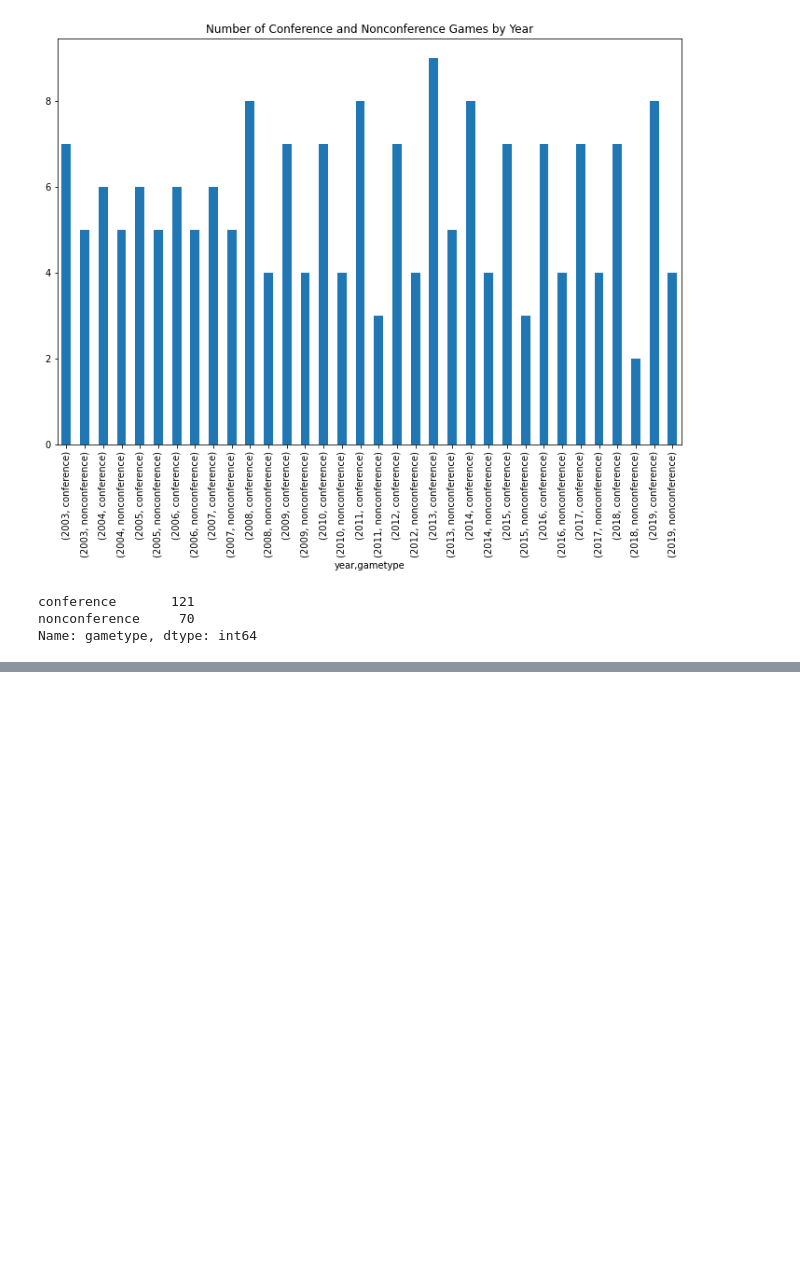
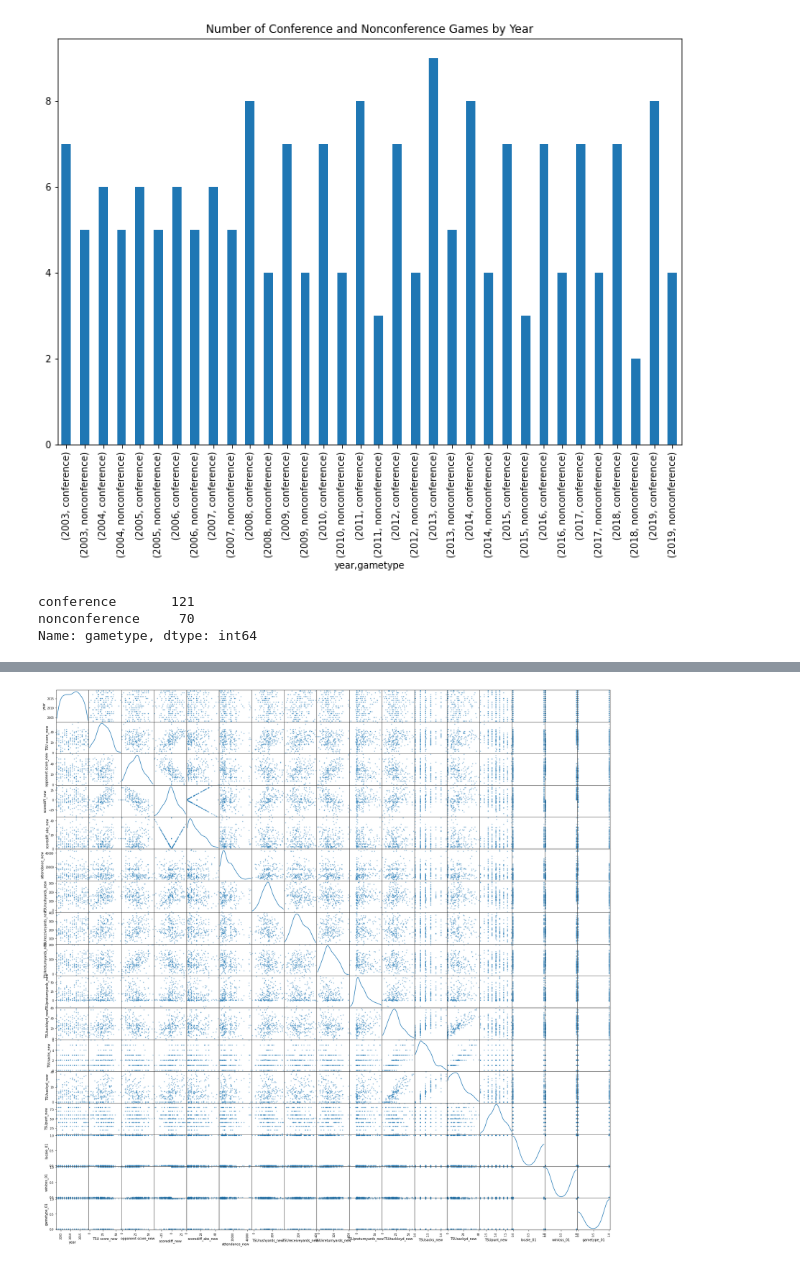
Before and after one commit to e-harrell/TSU, a Jupyter notebook: fullproject.ipynb, the cells around one changed output, grey strips where cells are left out. Saved outputs shown, nothing was run; the diff lists cells and outputs as text; code cells hidden in the pictures; blank space fills up the shorter version.

Commit message:
added code to create correlation matrix and scatter matrix

```diff
--- a/fullproject.ipynb
+++ b/fullproject.ipynb
@@ -5860,3 +5879,9 @@ Name: gametype, dtype: int64
 mydata_1=mydata
 #saving new file with variables (not saving mydata again to maintain original dataset)
 mydata_1.to_csv("mydata_1.csv",encoding='utf-8')
+# %%
+#checking independence of features
+#reading in data with updated variables
+mydata_1=pd.read_csv("mydata_1.csv")
+#get rid of unnamed 1st variable that's just the index put on when file was saved to a csv file
+mydata_1=mydata_1.iloc[:,1:]
@@ -5862,0 +5902,13 @@ mydata_1.to_csv("mydata_1.csv",encoding='utf-8')
+# %%
+#create binary variables to use in analysis
+mydata_1["locale_01"]=np.where(mydata_1["locale"]=="Home",1,0)
+mydata_1["winloss_01"]=np.where(mydata_1["winloss"]=="Win",1,0)
+mydata_1["gametype_01"]=np.where(mydata_1["gametype"]=="conference",1,0)
+# %%
+#grab variables needed for analysis dropping other variables
+mydata_1=mydata_1[['year','TSU score_new', 'opponent score_new', 'scorediff_new',
+       'scorediff_abs_new', 'attendance_new', 'TSUrushyards_new',
+       'TSUreceiveyards_new', 'TSUkreturnyards_new', 'TSUpreturnyards_new',
+       'TSUtackleyd_new', 'TSUsacks_new', 'TSUsackyd_new', 'TSUpunt_new','locale_01',
+                  'winloss_01','gametype_01']]
+mydata_1.columns
@@ -5862,0 +5943,7 @@ mydata_1.to_csv("mydata_1.csv",encoding='utf-8')
+# %%
+#do a scattermatrix of dataset to check independence of features
+from pandas.plotting import scatter_matrix
+scatter_matrix(mydata_1,figsize=(30,30),diagonal='kde')
+plt.show()
+# %% [output]
+[figure, added]
```
Also changed, not shown: parts of 24 cells of this notebook.
